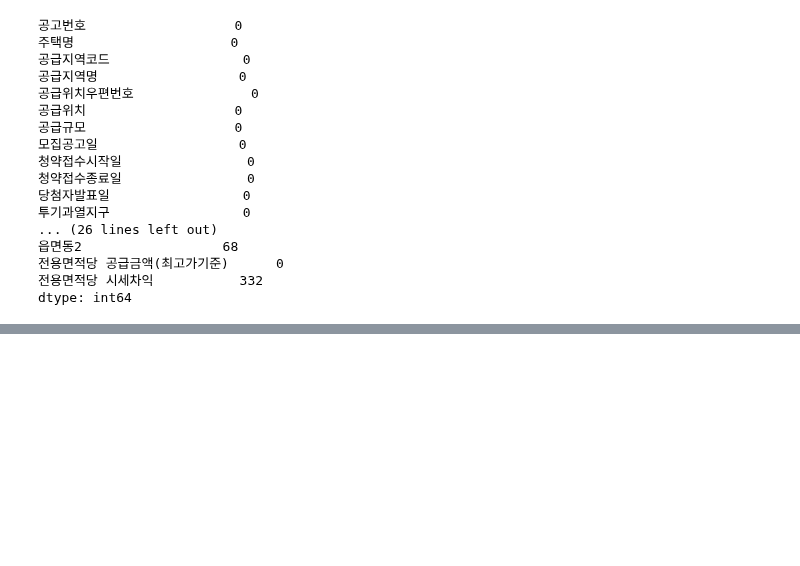
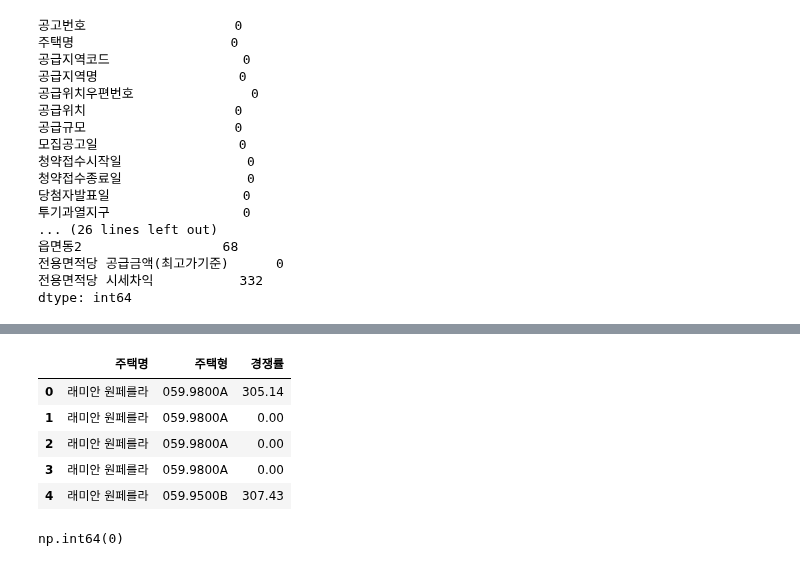
Before and after one commit to choikwangil95/HKToss-MLOps-Proejct, a Jupyter notebook: src/eugene/[광일] 실거래가 데이터 병합.ipynb, the cells around one changed output, grey strips where cells are left out. Cells and saved outputs as stored; diff of their text form; code cells hidden in the pictures; blank space fills up the shorter version.

```diff
--- a/src/eugene/[광일] 실거래가 데이터 병합.ipynb
+++ b/src/eugene/[광일] 실거래가 데이터 병합.ipynb
@@ -119,0 +154,14 @@ sns.histplot(df_train_seoul, x='전용면적당 시세차익')
+# %%
+서울 = pd.read_csv("./서울_청약_매물_시세차익_데이터.csv", encoding='cp949')
+서울.head()[['주택명','주택형','경쟁률']]
+# %% [output]
+|  | 주택명 | 주택형 | 경쟁률 |
+| 0 | 래미안 원페를라 | 059.9800A | 305.14 |
+| 1 | 래미안 원페를라 | 059.9800A | 0.00 |
+| 2 | 래미안 원페를라 | 059.9800A | 0.00 |
+| 3 | 래미안 원페를라 | 059.9800A | 0.00 |
+| 4 | 래미안 원페를라 | 059.9500B | 307.43 |
+# %%
+서울['경쟁률'].isna().sum()
+# %% [output]
+np.int64(0)
```
Also changed, not shown: parts of 16 cells of this notebook, 3 other files.
